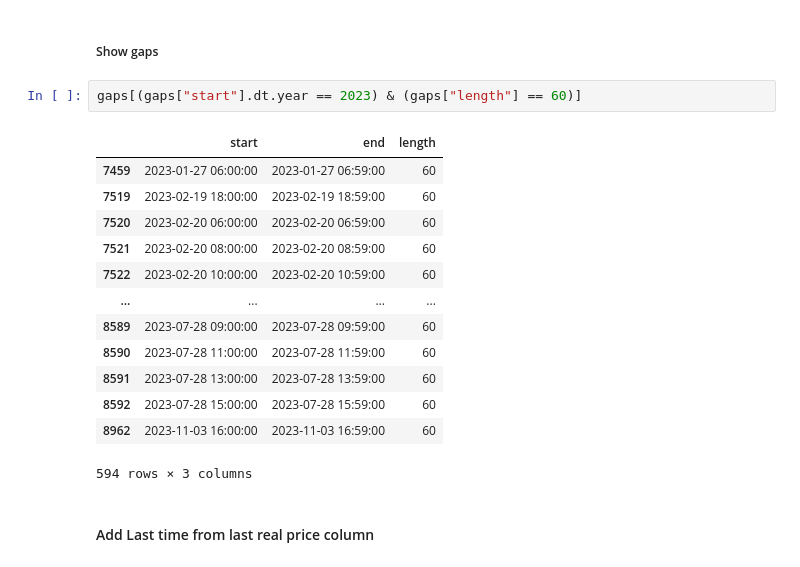
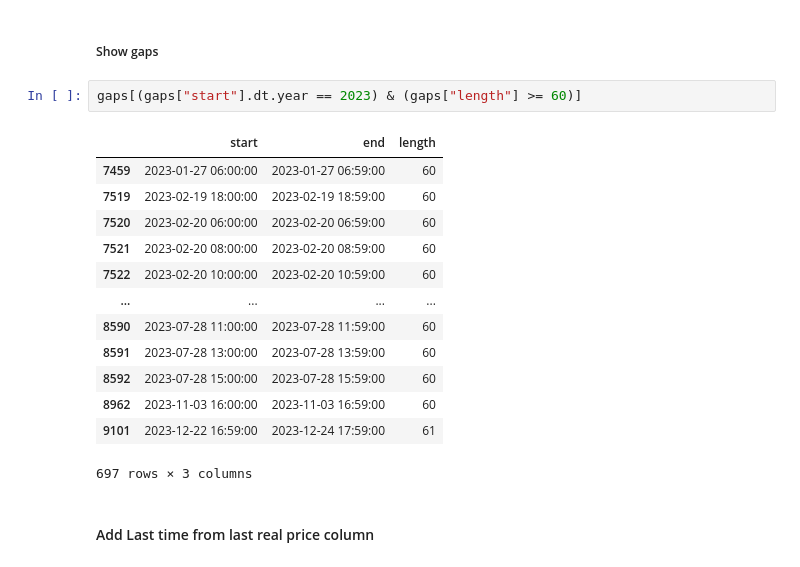
Before and after one commit to polakro1/VI-projekt, a Jupyter notebook: Untitled-1.ipynb, the cells around one changed output. Cells and saved outputs as stored; diff of their text form.

```diff
--- a/Untitled-1.ipynb
+++ b/Untitled-1.ipynb
@@ -216,21 +193,21 @@ gaps
 # %% [markdown]
 ##### Show gaps
 # %%
-gaps[(gaps["start"].dt.year == 2023) & (gaps["length"] == 60)]
+gaps[(gaps["start"].dt.year == 2023) & (gaps["length"] >= 60)]
 # %% [output]
 |  | start | end | length |
 | 7459 | 2023-01-27 06:00:00 | 2023-01-27 06:59:00 | 60 |
 | 7519 | 2023-02-19 18:00:00 | 2023-02-19 18:59:00 | 60 |
 | 7520 | 2023-02-20 06:00:00 | 2023-02-20 06:59:00 | 60 |
 | 7521 | 2023-02-20 08:00:00 | 2023-02-20 08:59:00 | 60 |
 | 7522 | 2023-02-20 10:00:00 | 2023-02-20 10:59:00 | 60 |
 | ... | ... | ... | ... |
-| 8589 | 2023-07-28 09:00:00 | 2023-07-28 09:59:00 | 60 |
 | 8590 | 2023-07-28 11:00:00 | 2023-07-28 11:59:00 | 60 |
 | 8591 | 2023-07-28 13:00:00 | 2023-07-28 13:59:00 | 60 |
 | 8592 | 2023-07-28 15:00:00 | 2023-07-28 15:59:00 | 60 |
 | 8962 | 2023-11-03 16:00:00 | 2023-11-03 16:59:00 | 60 |
+| 9101 | 2023-12-22 16:59:00 | 2023-12-24 17:59:00 | 61 |
-594 rows × 3 columns
+697 rows × 3 columns
 # %% [markdown]
 #### Add Last time from last real price column
 # %%
```
Also changed, not shown: parts of 3 cells of this notebook.
